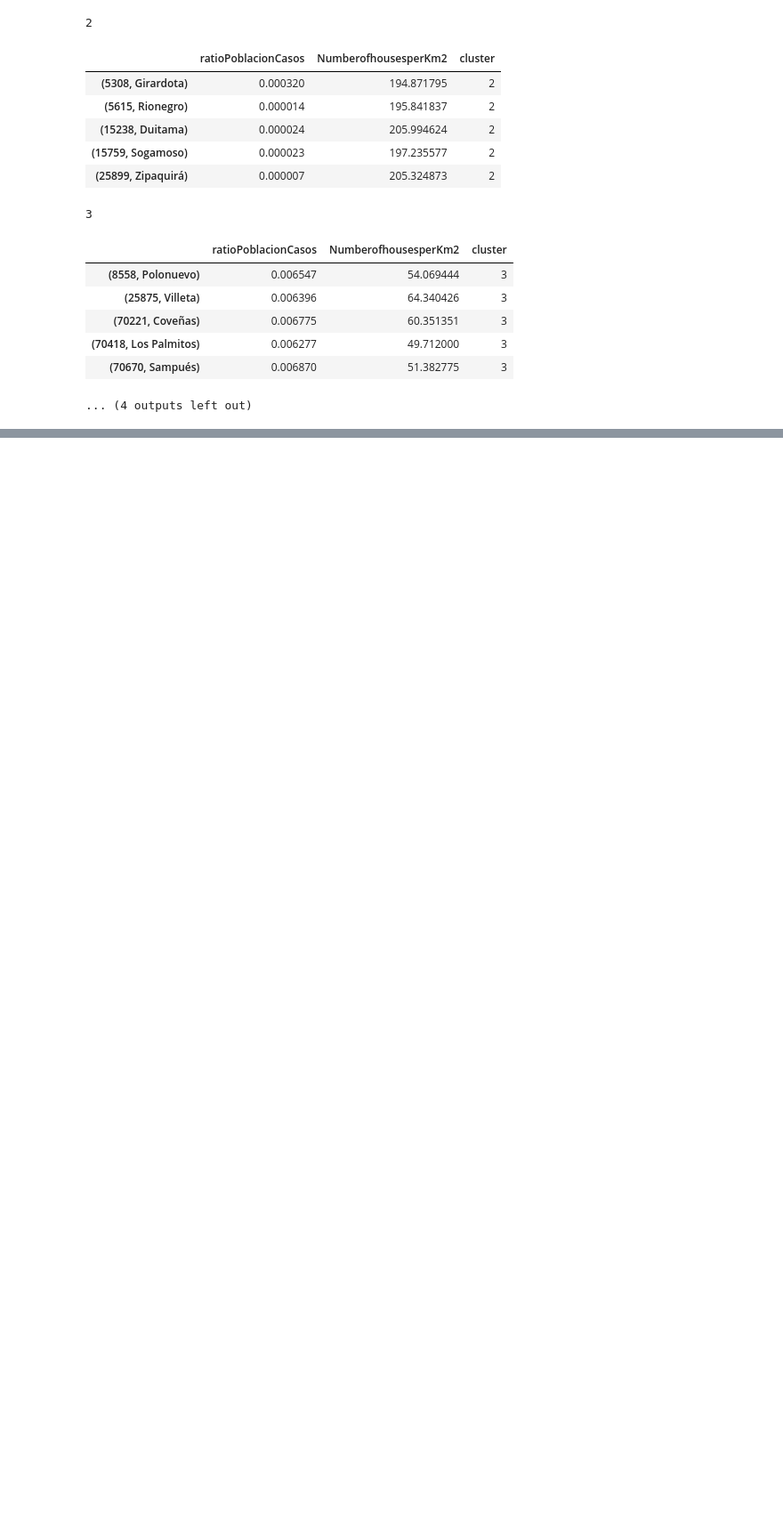
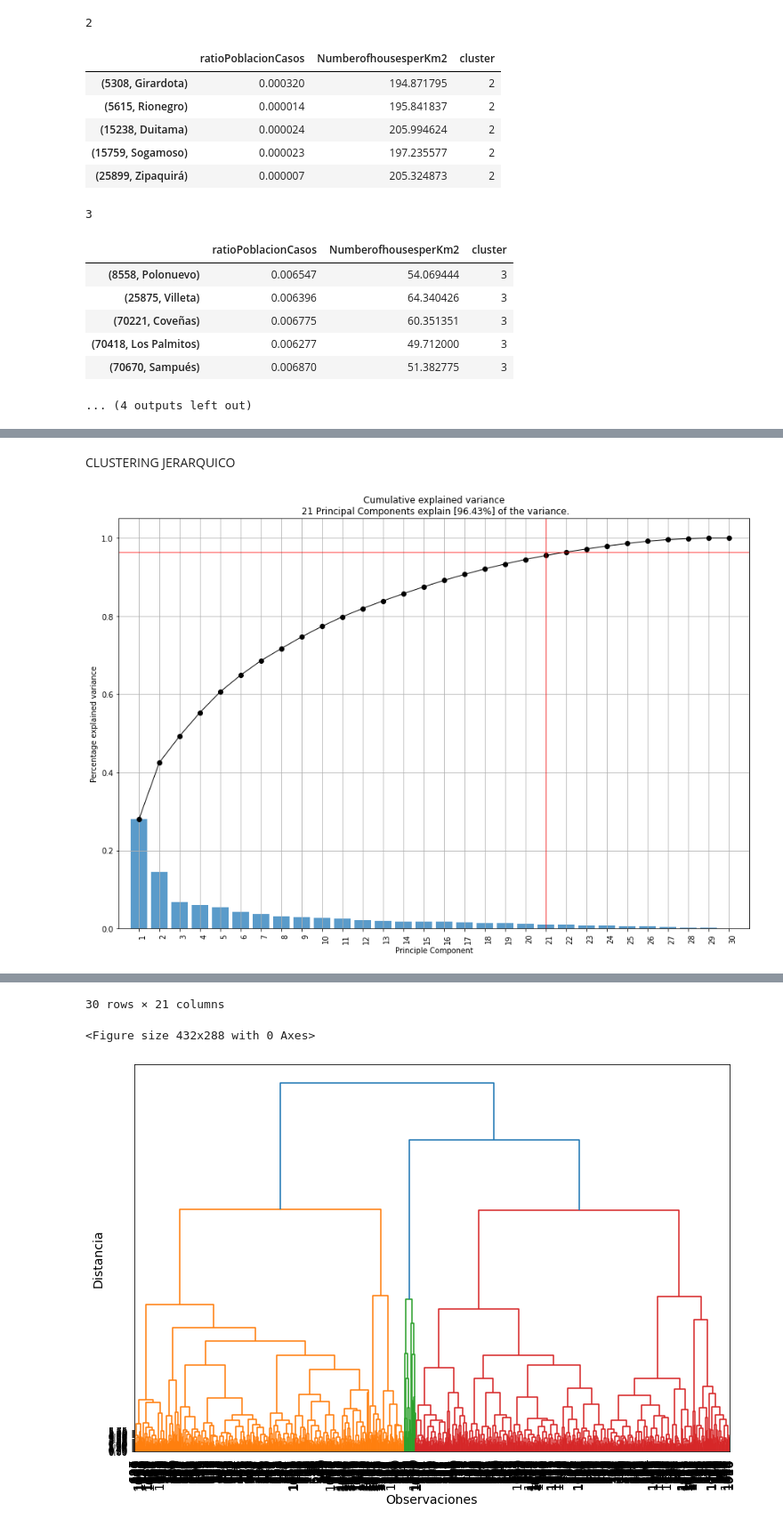
Before and after one commit to freddy120/MIAD_no_supervisado_project, a Jupyter notebook: notebook/DBSCAN.ipynb, the cells around one changed output, grey strips where cells are left out. Shown at 89% size. Cells and saved outputs as stored; diff of their text form; code cells hidden in the pictures; blank space fills up the shorter version.

```diff
--- a/notebook/DBSCAN.ipynb
+++ b/notebook/DBSCAN.ipynb
@@ -658,0 +709,41 @@ See the caveats in the documentation: https://pandas.pydata.org/pandas-docs/stab
+# %% [markdown]
+CLUSTERING JERARQUICO
+# %%
+from random import seed
+from scipy.spatial.distance import pdist
+from scipy.cluster.hierarchy import linkage
+from sklearn.cluster import AgglomerativeClustering
+
+X=reducidainilimpia.copy()
+model = pca(n_components=0.95 ,normalize=True,verbose=True)
+results = model.fit_transform(X)
+fig, ax = model.plot()
+
+loadings_pca=model.results['loadings'].transpose()
+display(loadings_pca)
+X=results['PC'].to_numpy()
+
+
+
+
+dist = pdist(X, metric='euclidean')
+Z = linkage(dist, method='ward')
+
+
+import matplotlib.pyplot as plt
+from scipy.cluster.hierarchy import dendrogram
+
+fig, ax = plt.subplots(figsize=(12, 8))
+d = dendrogram(Z, show_leaf_counts=True, leaf_font_size=14, ax=ax)
+ax.set_xlabel('Observaciones', fontsize=14)
+ax.set_yticks(np.arange(0, 6, 0.25))
+ax.set_ylabel('Distancia', fontsize=14)
+plt.show()
+
+cluster_sk = AgglomerativeClustering(n_clusters=5, affinity='euclidean', linkage='ward')
+cluster_sk =cluster_sk.fit_predict(X)
+
+plt.scatter(X[:,0], X[:,1], c=cluster_sk, cmap='tab20b')
+plt.show()
+# %% [output]
+[figure, added]
@@ -658,0 +767,3 @@ See the caveats in the documentation: https://pandas.pydata.org/pandas-docs/stab
+30 rows × 21 columns
+<Figure size 432x288 with 0 Axes>
+[figure, added]
```
Also changed, not shown: parts of 18 cells of this notebook.
